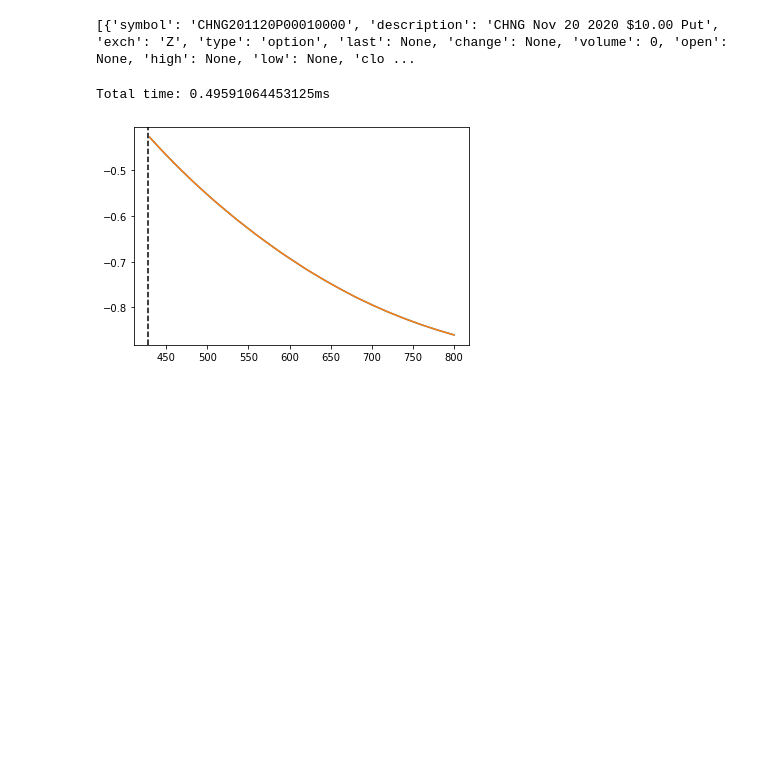
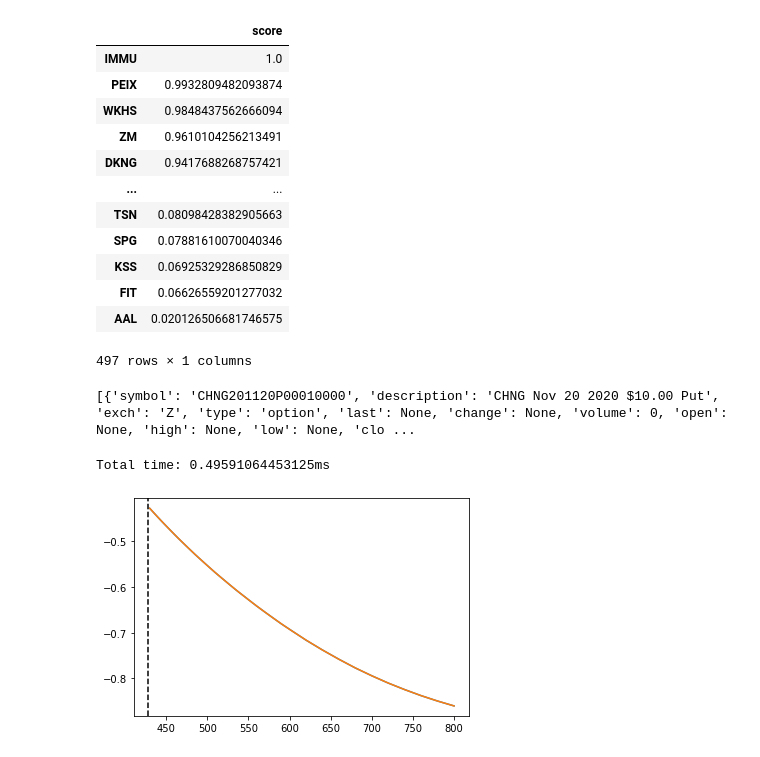
Before and after one commit to alangshur/put-options-scanner, a Jupyter notebook: optimization.ipynb, the cells around one changed output. Drawn from its saved outputs; the diff is of its cells as text; code cells hidden in the pictures; blank space fills up the shorter version.

```diff
--- a/optimization.ipynb
+++ b/optimization.ipynb
@@ -10 +13,20 @@ import time
+# %%
+fmt_data = np.array([(k, v) for k, v in data.items()])
+df = pd.DataFrame(fmt_data[:, 1], index=fmt_data[:, 0], columns=['score'])
+df = df.sort_values('score', ascending=False)
+df
+# %% [output]
+|  | score |
+| IMMU | 1.0 |
+| PEIX | 0.9932809482093874 |
+| WKHS | 0.9848437562666094 |
+| ZM | 0.9610104256213491 |
+| DKNG | 0.9417688268757421 |
+| ... | ... |
+| TSN | 0.08098428382905663 |
+| SPG | 0.07881610070040346 |
+| KSS | 0.06925329286850829 |
+| FIT | 0.06626559201277032 |
+| AAL | 0.020126506681746575 |
+497 rows × 1 columns
 # %%
```
Also changed, not shown: parts of 1 cell of this notebook, 7 other files.
